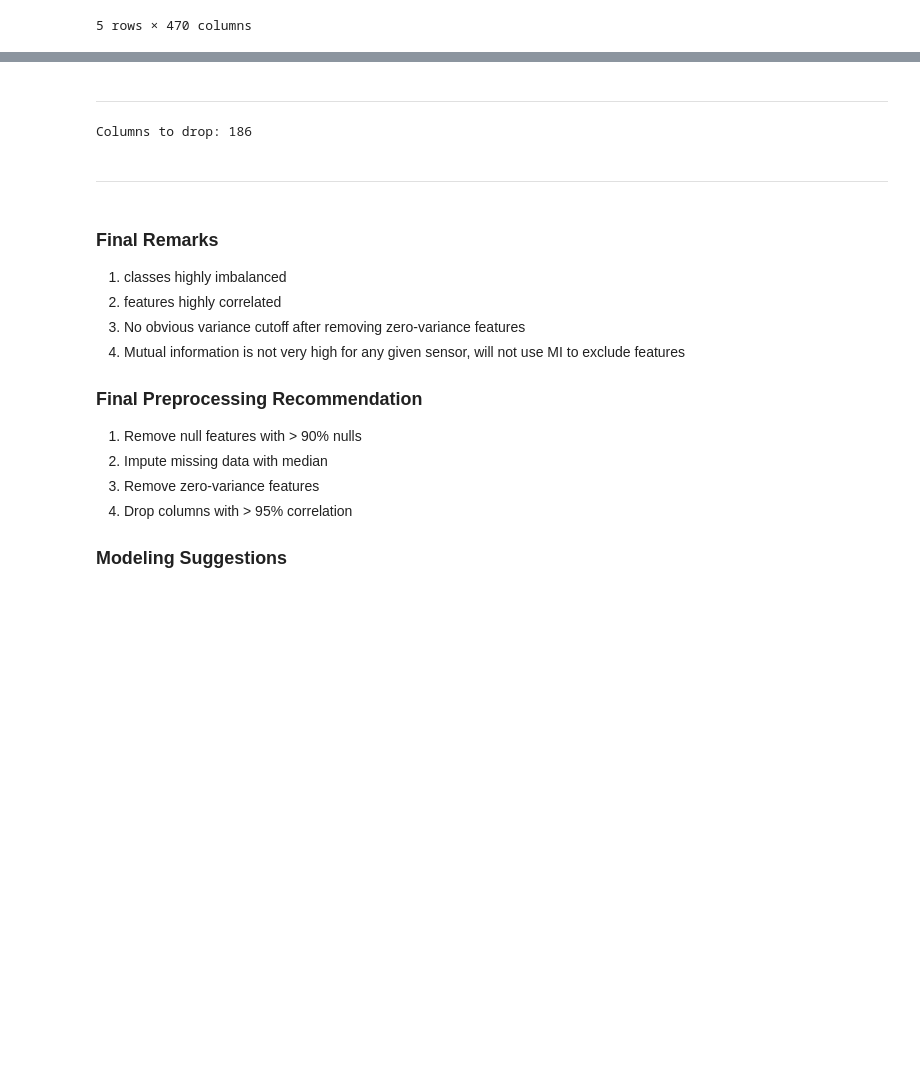
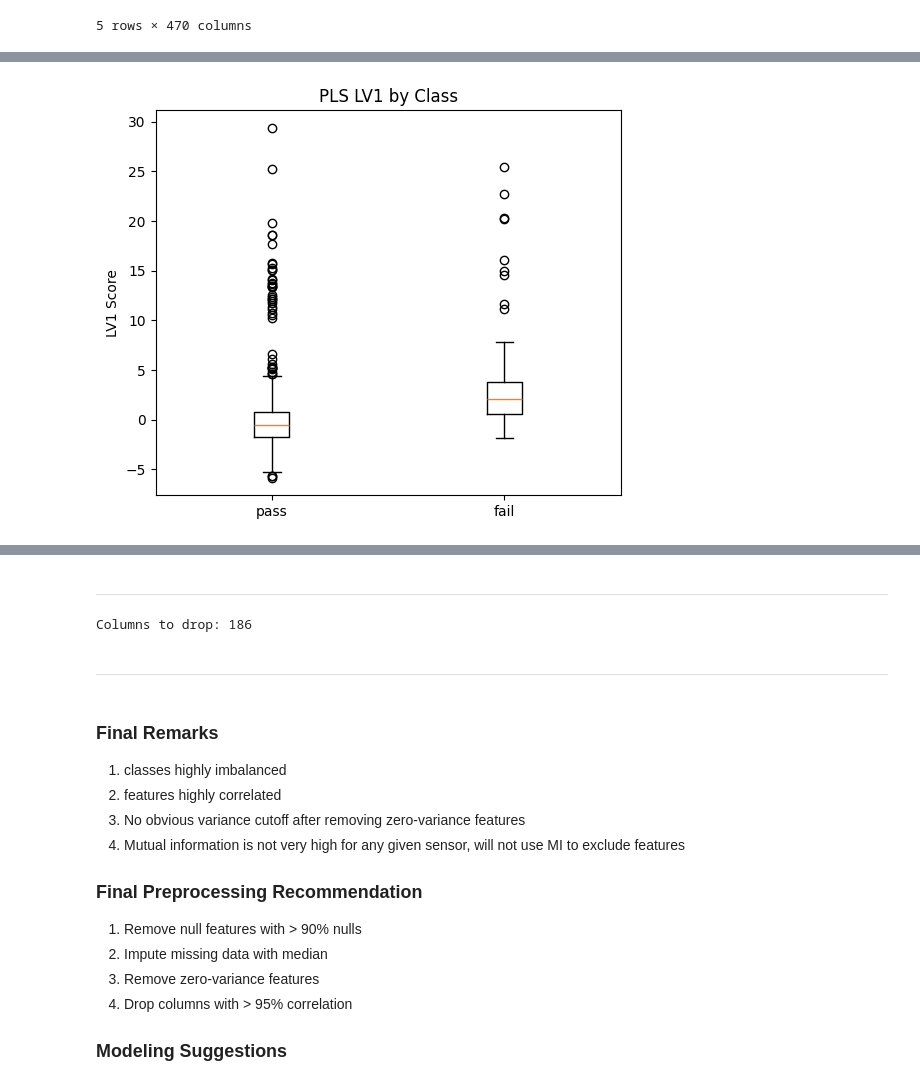
Before and after one commit to intuitiveengineer/secom-ml, a Jupyter notebook: notebooks/00-data-exploration.ipynb, the cells around one changed output, grey strips where cells are left out. Cells and saved outputs as stored; diff of their text form; code cells hidden in the pictures; blank space fills up the shorter version.

```diff
--- a/notebooks/00-data-exploration.ipynb
+++ b/notebooks/00-data-exploration.ipynb
@@ -231,0 +269,18 @@ Next step: Check PLS latent variables if any signal can be teased out from the l
+# %%
+# LV1 vs y plot
+
+plt.figure(figsize=(6,5))
+
+plt.boxplot(
+    [
+        X_pls.loc[y==0, "LV1"],
+        X_pls.loc[y==1, "LV1"]
+    ],
+    tick_labels=["pass", "fail"]
+)
+
+plt.ylabel("LV1 Score")
+plt.title("PLS LV1 by Class")
+plt.show()
+# %% [output]
+[figure, added]
```
Also changed, not shown: parts of 8 cells of this notebook, 1 other file.
